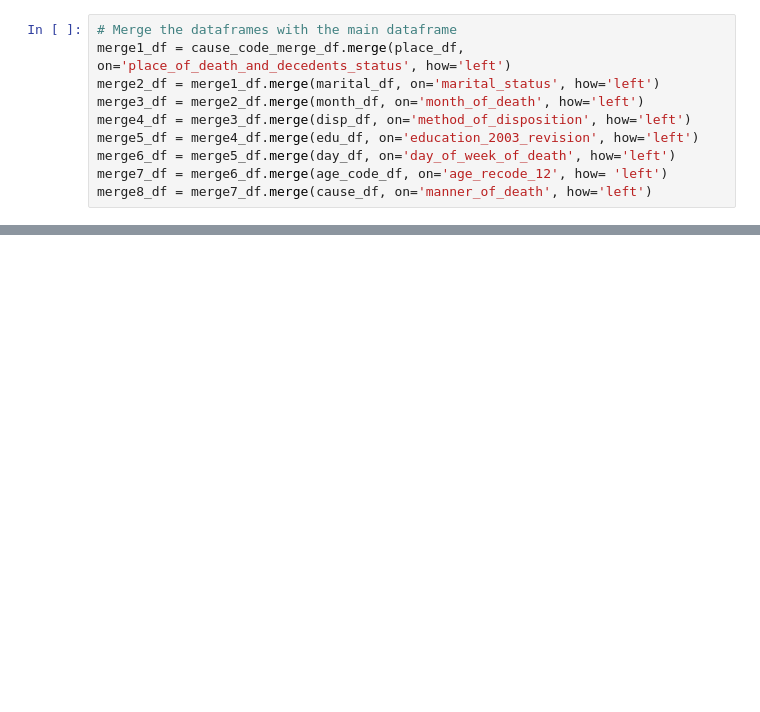
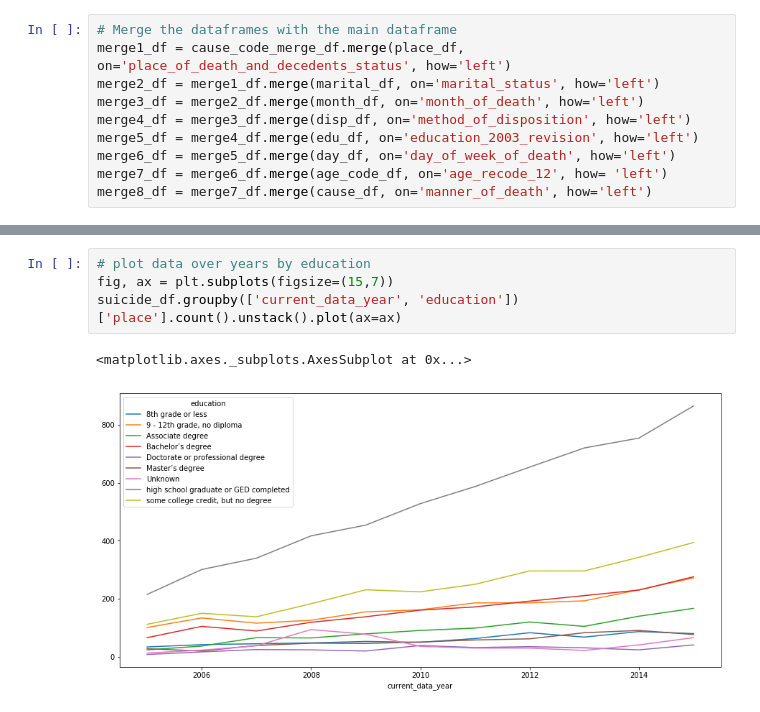
Before and after one commit to Salazarda/Project_1, a Jupyter notebook: Project_Anna.ipynb, the cells around one changed output, grey strips where cells are left out. Drawn from its saved outputs; the diff is of its cells as text; blank space fills up the shorter version.

```diff
--- a/Project_Anna.ipynb
+++ b/Project_Anna.ipynb
@@ -139,0 +154,7 @@ merge8_df = merge7_df.merge(cause_df, on='manner_of_death', how='left')
+# %%
+# plot data over years by education
+fig, ax = plt.subplots(figsize=(15,7))
+suicide_df.groupby(['current_data_year', 'education'])['place'].count().unstack().plot(ax=ax)
+# %% [output]
+<matplotlib.axes._subplots.AxesSubplot at 0x...>
+[figure, added]
```
Also changed, not shown: parts of 14 cells of this notebook, 2 other files.
